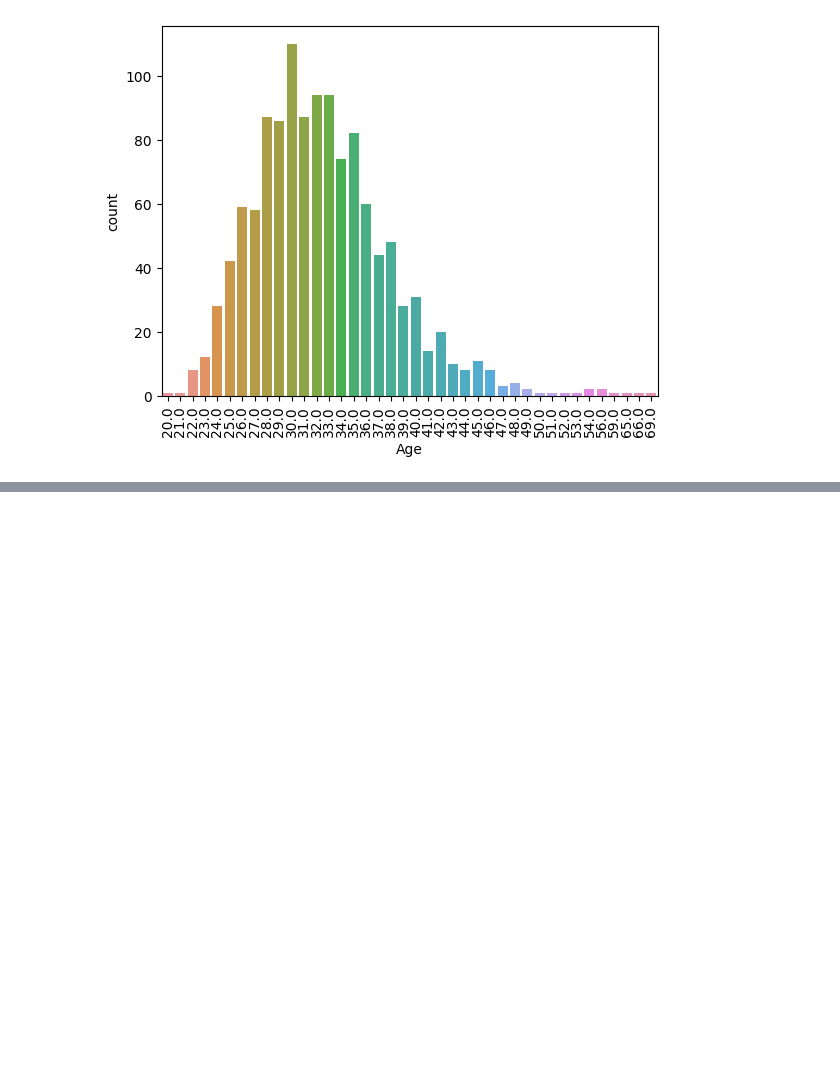
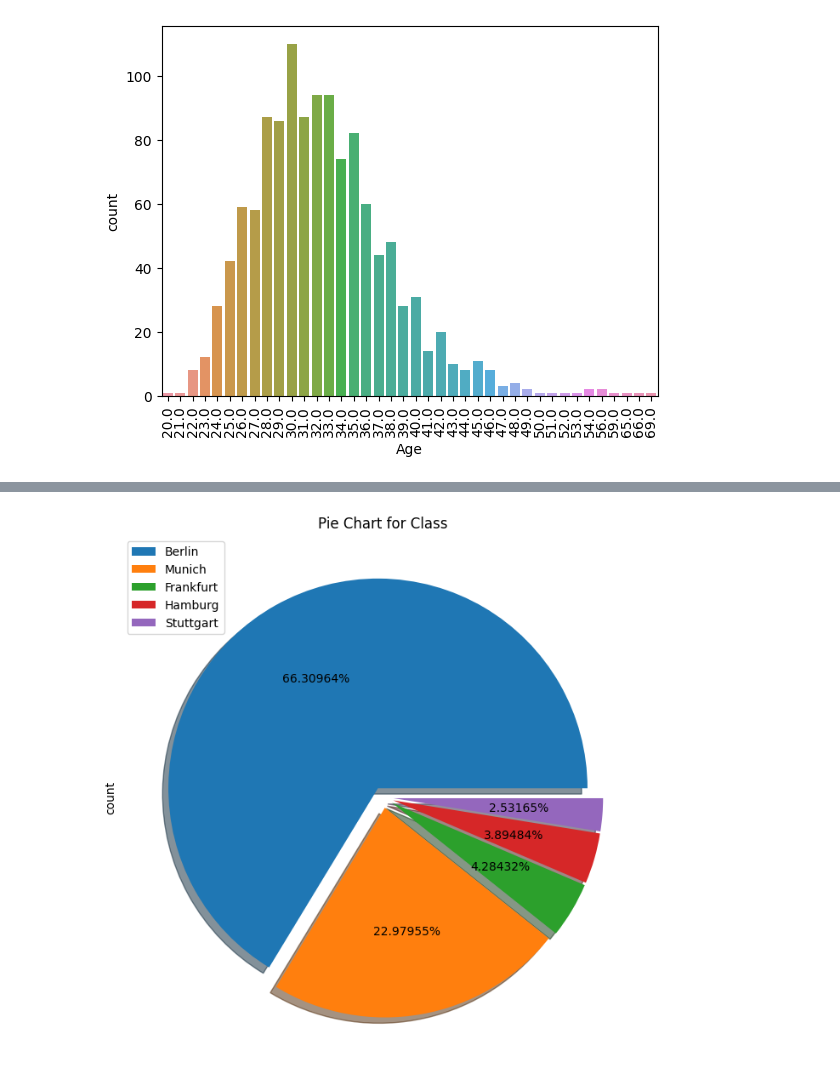
Before and after one commit to T2ABIZZY/IT_Salary_Survey_EU-_2020_EDA, a Jupyter notebook: IT_Salary_survey_EDA.ipynb, the cells around one changed output, grey strips where cells are left out. Saved outputs shown, nothing was run; the diff lists cells and outputs as text; code cells hidden in the pictures; blank space fills up the shorter version.

```diff
--- a/IT_Salary_survey_EDA.ipynb
+++ b/IT_Salary_survey_EDA.ipynb
@@ -90,0 +70,7 @@ Name: count, Length: 119, dtype: int64
+# %%
+df["City"].value_counts().iloc[:5].plot.pie(explode=[0.05, 0.05,0.05,0.05,0.05],autopct='%1.5f%%',shadow=True,labels=['']*5, figsize=(8,8))
+plt.title('Pie Chart for Class')
+plt.legend(loc='upper left',labels=df['City'].value_counts().iloc[:5].index)
+plt.show()
+# %% [output]
+[figure, added]
```
Also changed, not shown: parts of 7 cells of this notebook.
